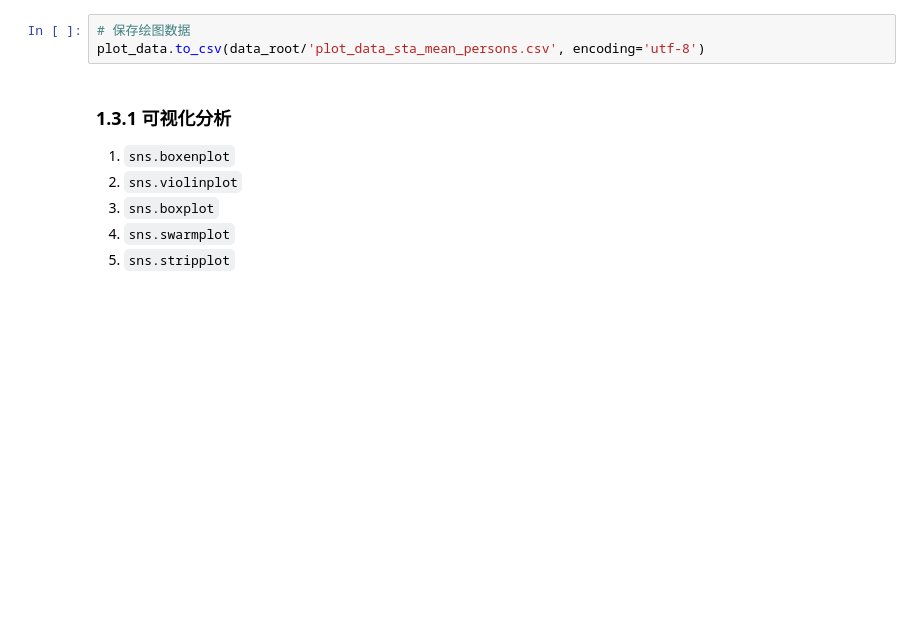
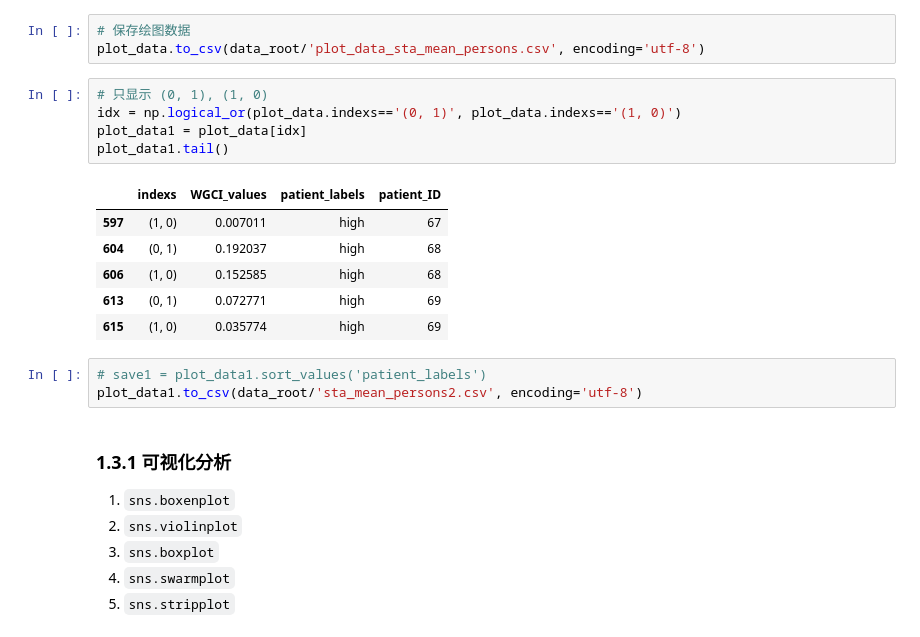
Before and after one commit to limpins/Deep-Learning-for-Time-Series, a Jupyter notebook: nbs/WGCI_analysis_visualization.ipynb, the cells around one changed output. Saved outputs shown, nothing was run; the diff lists cells and outputs as text; blank space fills up the shorter version.

```diff
--- a/nbs/WGCI_analysis_visualization.ipynb
+++ b/nbs/WGCI_analysis_visualization.ipynb
@@ -260,6 +292,21 @@ plot_data.shape
 # %%
 # 保存绘图数据
 plot_data.to_csv(data_root/'plot_data_sta_mean_persons.csv', encoding='utf-8')
+# %%
+# 只显示 (0, 1), (1, 0)
+idx = np.logical_or(plot_data.indexs=='(0, 1)', plot_data.indexs=='(1, 0)')
+plot_data1 = plot_data[idx]
+plot_data1.tail()
+# %% [output]
+|  | indexs | WGCI_values | patient_labels | patient_ID |
+| 597 | (1, 0) | 0.007011 | high | 67 |
+| 604 | (0, 1) | 0.192037 | high | 68 |
+| 606 | (1, 0) | 0.152585 | high | 68 |
+| 613 | (0, 1) | 0.072771 | high | 69 |
+| 615 | (1, 0) | 0.035774 | high | 69 |
+# %%
+# save1 = plot_data1.sort_values('patient_labels')
+plot_data1.to_csv(data_root/'sta_mean_persons2.csv', encoding='utf-8')
 # %% [markdown]
 ### 1.3.1 可视化分析
 1. `sns.boxenplot`
```
Also changed, not shown: parts of 8 cells of this notebook, 3 other files.
